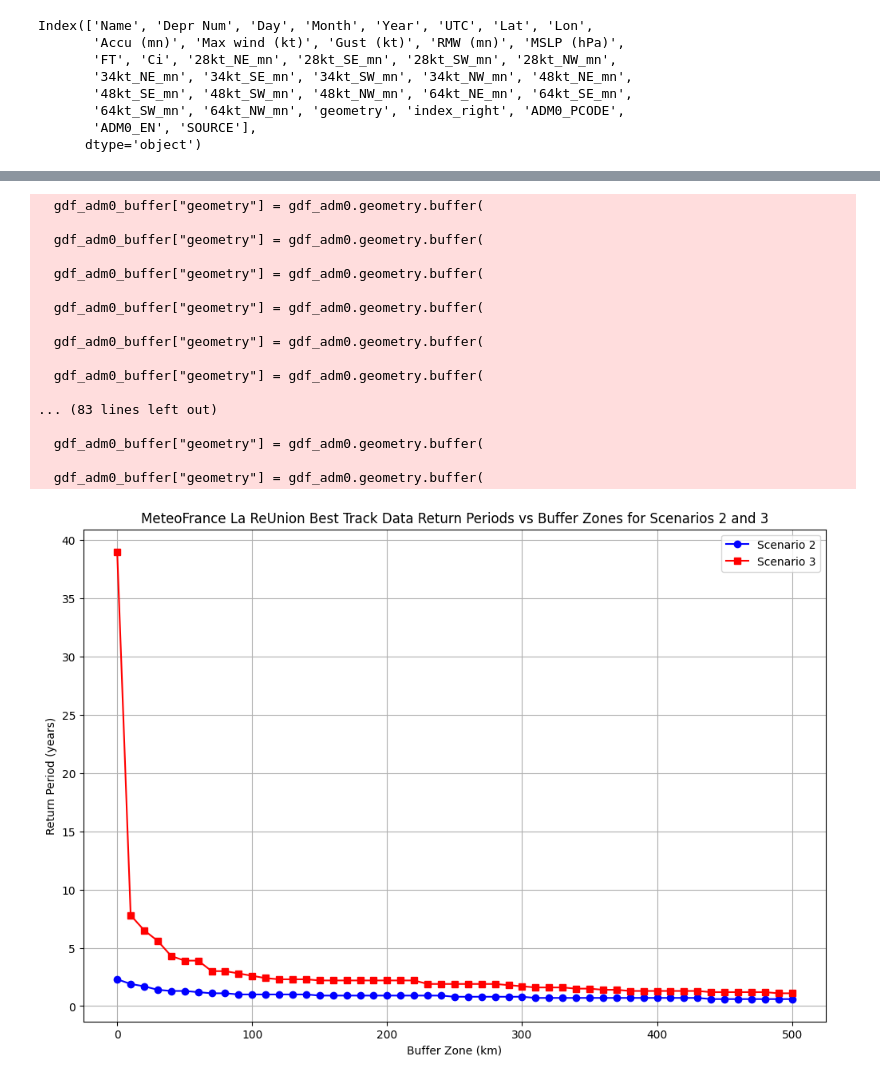
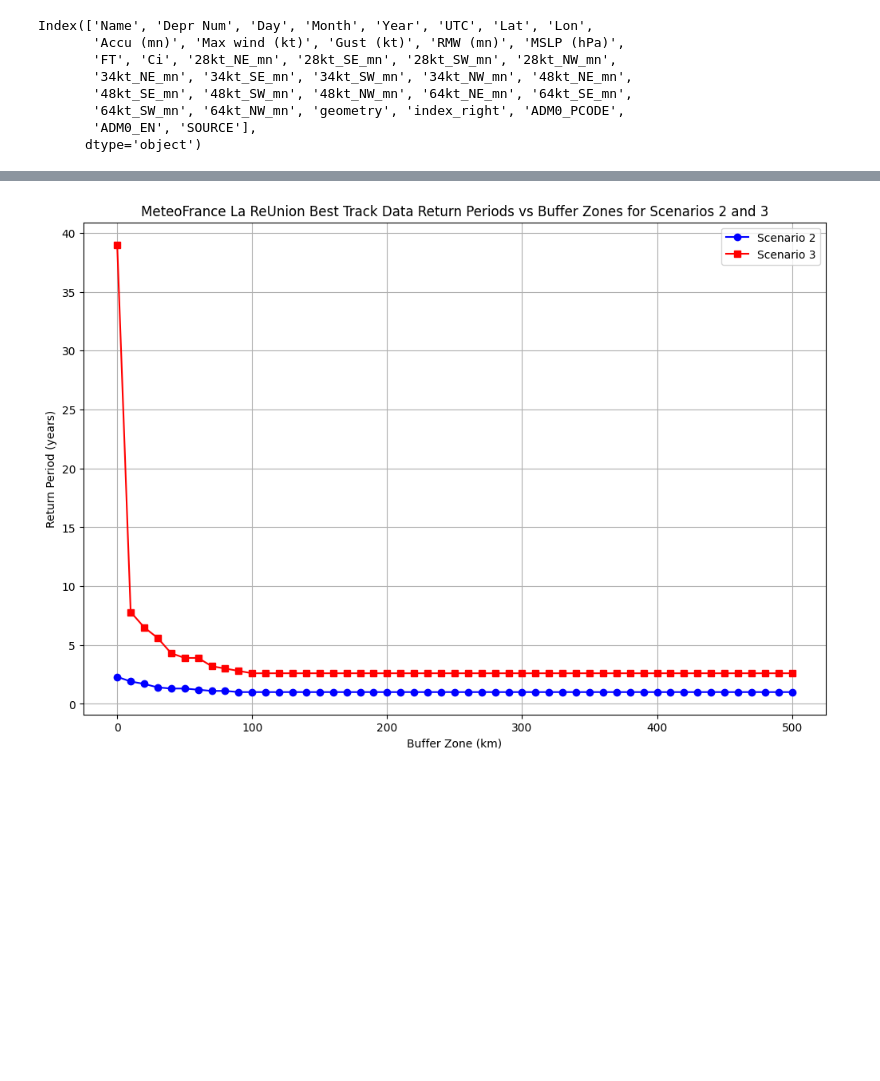
Before and after one commit to OCHA-DAP/ds-aa-mdg-storms, a Jupyter notebook: analysis/01.1_return_period_meteofrance_lareunion.ipynb, the cells around one changed output, grey strips where cells are left out. Drawn from its saved outputs; the diff is of its cells as text; code cells hidden in the pictures; blank space fills up the shorter version.

```diff
--- a/analysis/01.1_return_period_meteofrance_lareunion.ipynb
+++ b/analysis/01.1_return_period_meteofrance_lareunion.ipynb
@@ -44,5 +67,7 @@ cyclone_tracks = pd.read_csv(
 # %%
-cyclone_tracks["Lat"] = cyclone_tracks["Lat"].apply(lambda x: -x if x > 0 else x)
+cyclone_tracks["Lat"] = cyclone_tracks["Lat"].apply(
+    lambda x: -x if x > 0 else x
+)
 cyclone_tracks_buffer = cyclone_tracks.copy()
 cyclone_tracks_buffer["RMW_km"] = cyclone_tracks_buffer["RMW (mn)"] * 1.852
 # %%
@@ -80,10 +115,13 @@ cyclone_tracks_gdf_buffer["geometry"] = cyclone_tracks_gdf_buffer.geometry.buffe
 # %%
 cyclone_tracks_sel = gpd.sjoin(
-    cyclone_tracks_gdf, gdf_adm0, how="inner", predicate="intersects"
+    cyclone_tracks_gdf, gdf_adm0_buffer, how="inner", predicate="intersects"
 )
 
 cyclone_tracks_sel_buffer = gpd.sjoin(
-    cyclone_tracks_gdf_buffer, gdf_adm0, how="inner", predicate="intersects"
+    cyclone_tracks_gdf_buffer,
+    gdf_adm0_buffer,
+    how="inner",
+    predicate="intersects",
 )
 # %%
 ax = gdf_adm0.plot(color="lightblue", edgecolor="black", alpha=0.3)
@@ -255,7 +304,8 @@ def calculate_storm_return_period_buffer(
 
     # Filter the DataFrame for records from the start year and with wind speed above the threshold
     df_filtered = df_sel_[
-        (df_sel_["year"] >= start_year) & (df_sel_["Max wind (kt)"] >= wind_speed_knots)
+        (df_sel_["year"] >= start_year)
+        & (df_sel_["Max wind (kt)"] >= wind_speed_knots)
     ]
 
     # Count unique storms
@@ -278,66 +328,62 @@ return_periods_90_knots = []
 # Iterate through buffers and calculate return periods for both thresholds
 for buffer in buffers:
     # Create buffer around gdf_adm0 with the given distance
-    gdf_adm0_buffer = gdf_adm0.copy()
-    gdf_adm0_buffer["geometry"] = gdf_adm0.geometry.buffer(
-        buffer / 110.574
-    )  # Buffer in meters
+    # Create buffer around gdf_adm0 with the given distance
+    # Reproject to a CRS that uses meters (e.g., EPSG:3857)
+    gdf_adm0_buffer = gdf_adm0.to_crs(epsg=3857)
+
+    # Apply the buffer of 100 km (100,000 meters)
+    gdf_adm0_buffer["geometry"] = gdf_adm0_buffer.geometry.buffer(
+        buffer * 1000
+    )  # 100 km = 100,000 meters
+
+    # Reproject back to the original CRS
+    gdf_adm0_buffer = gdf_adm0_buffer.to_crs(gdf_adm0.crs)
 
     # Calculate return period for 64 knots threshold
     return_64_knots = calculate_storm_return_period_buffer(
-        cyclone_tracks_gdf, gdf_adm0_buffer, wind_speed_knots=64, start_year=1985
+        cyclone_tracks_sel,
+        gdf_adm0_buffer,
+        wind_speed_knots=64,
+        start_year=1985,
     )  # 118.5 km/h = 64 knots
 
     # Calculate return period for 90 knots threshold
     return_90_knots = calculate_storm_return_period_buffer(
-        cyclone_tracks_gdf, gdf_adm0_buffer, wind_speed_knots=90, start_year=1985
+        cyclone_tracks_sel,
+        gdf_adm0_buffer,
+        wind_speed_knots=90,
+        start_year=1985,
     )  # 166.7 km/h = 90 knots
 
     # Store the return periods
     return_periods_64_knots.append(return_64_knots)
     return_periods_90_knots.append(return_90_knots)
 
 # Plotting the return periods for both 64 knots and 90 knots
 plt.figure(figsize=(12, 8))
 plt.plot(
     buffers,
     return_periods_64_knots,
     marker="o",
     label="Scenario 2",
     color="blue",
 )
 plt.plot(
     buffers,
     return_periods_90_knots,
     marker="s",
     label="Scenario 3",
     color="red",
 )
 
 plt.title(
     "MeteoFrance La ReUnion Best Track Data Return Periods vs Buffer Zones for Scenarios 2 and 3"
 )
 plt.xlabel("Buffer Zone (km)")
 plt.ylabel("Return Period (years)")
 plt.legend()
 plt.grid(True)
 plt.show()
 # %% [output]
-  gdf_adm0_buffer["geometry"] = gdf_adm0.geometry.buffer(
-
-  gdf_adm0_buffer["geometry"] = gdf_adm0.geometry.buffer(
-
-  gdf_adm0_buffer["geometry"] = gdf_adm0.geometry.buffer(
-
-  gdf_adm0_buffer["geometry"] = gdf_adm0.geometry.buffer(
-
-  gdf_adm0_buffer["geometry"] = gdf_adm0.geometry.buffer(
-
-  gdf_adm0_buffer["geometry"] = gdf_adm0.geometry.buffer(
-
-... (83 lines left out)
-
-  gdf_adm0_buffer["geometry"] = gdf_adm0.geometry.buffer(
-
-  gdf_adm0_buffer["geometry"] = gdf_adm0.geometry.buffer(
-[figure, old version]
+[figure, new version]
```
Also changed, not shown: parts of 14 cells of this notebook.
